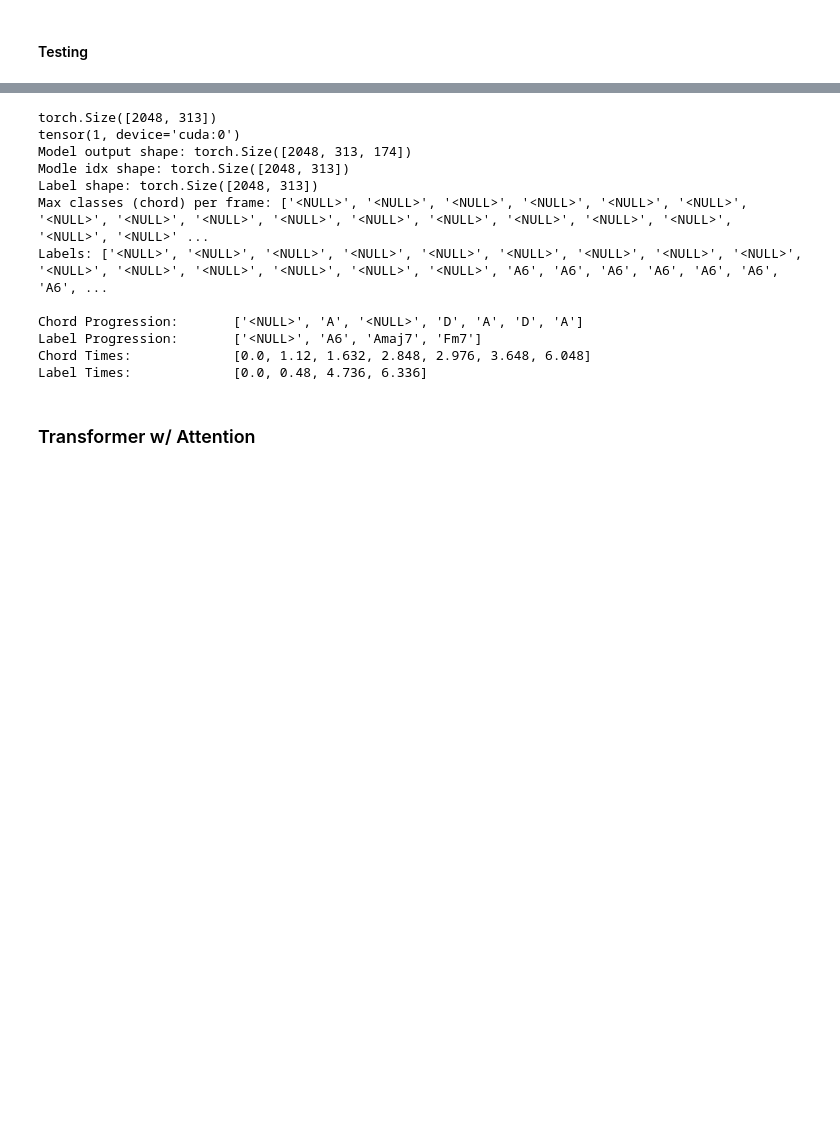
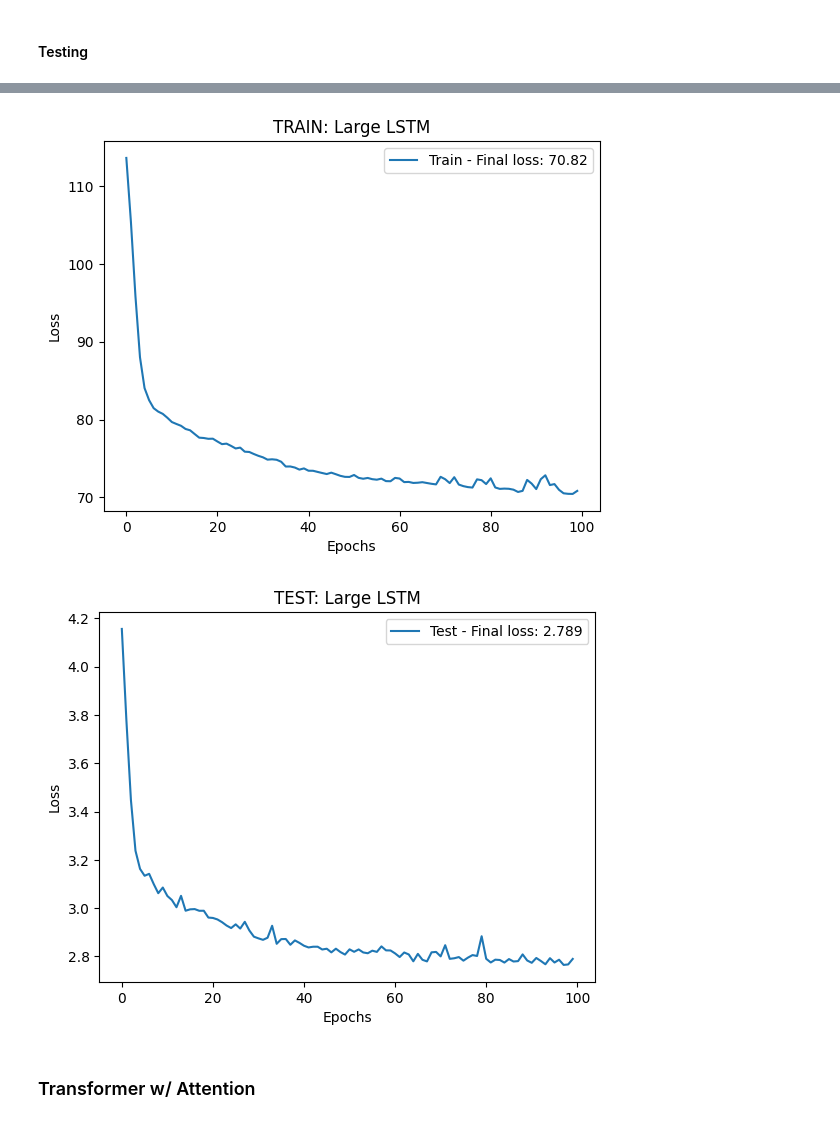
Before and after one commit to seanmnguyen/ChordCutterBot, a Jupyter notebook: chordBot.ipynb, the cells around one changed output, grey strips where cells are left out. Drawn from its saved outputs; the diff is of its cells as text; code cells hidden in the pictures; blank space fills up the shorter version.

```diff
--- a/chordBot.ipynb
+++ b/chordBot.ipynb
@@ -840,14 +883,14 @@ checkpoint_path = 'checkpoints/large_lstm_10.pt'
 checkpoint = torch.load(checkpoint_path, map_location=device)
 
 # Load checkpoint model state
-# large_lstm_model.load_state_dict(checkpoint['model_state_dict'])
+large_lstm_model.load_state_dict(checkpoint['model_state_dict'])
 
 # Load checkpoint optimizer state
 opt = torch.optim.Adam(large_lstm_model.parameters(), lr=lr, weight_decay=regularization)
-# opt.load_state_dict(checkpoint['optimizer_state_dict'])
+opt.load_state_dict(checkpoint['optimizer_state_dict'])
 
 # Other checkpoint vals
-# start_epoch = checkpoint['epoch'] + 1
+start_epoch = checkpoint['epoch'] + 1
 previous_loss = checkpoint['loss']
 print("Previous Loss:", previous_loss)
 # %% [output]
@@ -855,5 +898,5 @@ Previous Loss: 89.42634749412537
 # %%
-train_model(large_lstm_model, opt, loss_fn, train_dataloader, test_dataloader, output_dim, start_epoch, epochs, "checkpoints/large_lstm", 5)
+train_model(large_lstm_model, opt, loss_fn, train_dataloader, test_dataloader, output_dim, start_epoch, epochs, "checkpoints/large_lstm", 5, "large_epoch_loss")
 # %% [output]
 Epoch 1, batch 1, Average Loss: 5.4291205
 Epoch 1, batch 6, Average Loss: 4.6784756
@@ -923,18 +979,8 @@ Label Times:             [0.0, 0.48]
-# %%
-sample_eval(large_lstm_model, dataloader, 0, 107)
-# %% [output]
-torch.Size([2048, 313])
-tensor(1, device='cuda:0')
-Model output shape: torch.Size([2048, 313, 174])
-Modle idx shape: torch.Size([2048, 313])
-Label shape: torch.Size([2048, 313])
-Max classes (chord) per frame: ['<NULL>', '<NULL>', '<NULL>', '<NULL>', '<NULL>', '<NULL>', '<NULL>', '<NULL>', '<NULL>', '<NULL>', '<NULL>', '<NULL>', '<NULL>', '<NULL>', '<NULL>', '<NULL>', '<NULL>' ...
-Labels: ['<NULL>', '<NULL>', '<NULL>', '<NULL>', '<NULL>', '<NULL>', '<NULL>', '<NULL>', '<NULL>', '<NULL>', '<NULL>', '<NULL>', '<NULL>', '<NULL>', '<NULL>', 'A6', 'A6', 'A6', 'A6', 'A6', 'A6', 'A6', ...
-
-Chord Progression:       ['<NULL>', 'A', '<NULL>', 'D', 'A', 'D', 'A']
-Label Progression:       ['<NULL>', 'A6', 'Amaj7', 'Fm7']
-Chord Times:             [0.0, 1.12, 1.632, 2.848, 2.976, 3.648, 6.048]
-Label Times:             [0.0, 0.48, 4.736, 6.336]
+# %%
+plot_loss("large_epoch_loss_train.txt", "large_epoch_loss_test.txt", epochs, "Large LSTM")
+# %% [output]
+[figure, added]
+[figure, added]
 # %% [markdown]
 ### Transformer w/ Attention
 # %% [markdown]
```
Also changed, not shown: parts of 13 cells of this notebook, 4 other files.
